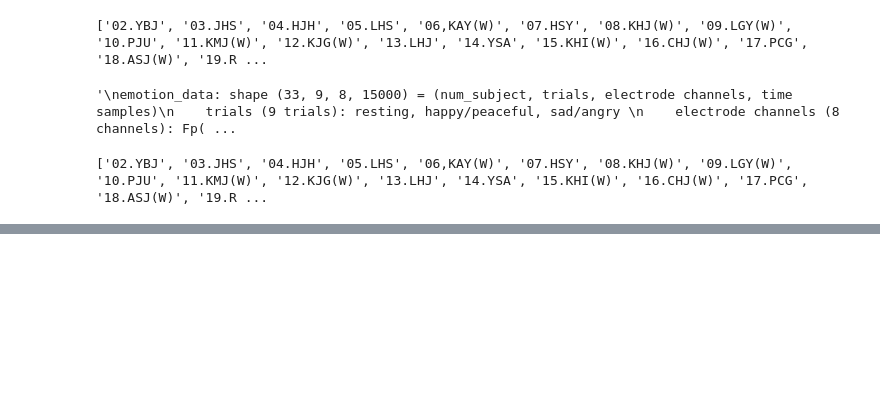
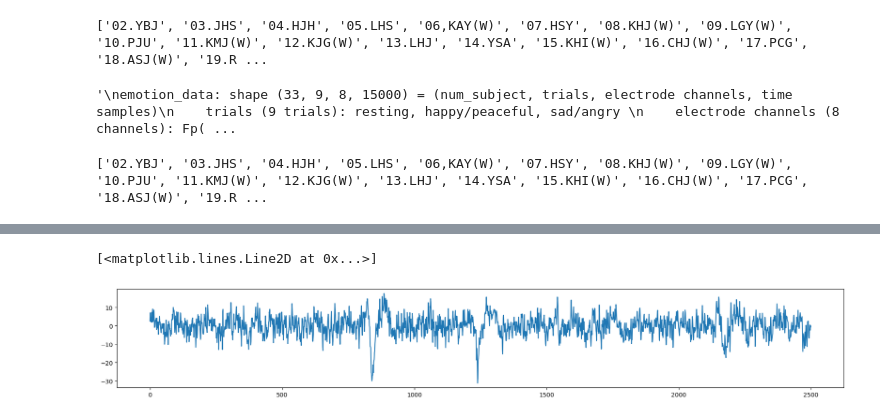
Before and after one commit to sees4321/Samsung_2024, a Jupyter notebook: emotion_data_preprocessing.ipynb, the cells around one changed output, grey strips where cells are left out. Cells and saved outputs as stored; diff of their text form; code cells hidden in the pictures; blank space fills up the shorter version.

```diff
--- a/emotion_data_preprocessing.ipynb
+++ b/emotion_data_preprocessing.ipynb
@@ -153,0 +249,7 @@ plt.plot(event)
+# %%
+mist = np.load('D:\One_한양대학교\private object minsu\coding\data\samsung_2024\Preprocessed_Stress\Relax\\03.JHS_segment_3.npy')
+plt.figure(figsize=(22,3))
+plt.plot(mist[7,5000:])
+# %% [output]
+[<matplotlib.lines.Line2D at 0x...>]
+[figure, added]
```
Also changed, not shown: parts of 5 cells of this notebook, 8 other files.
